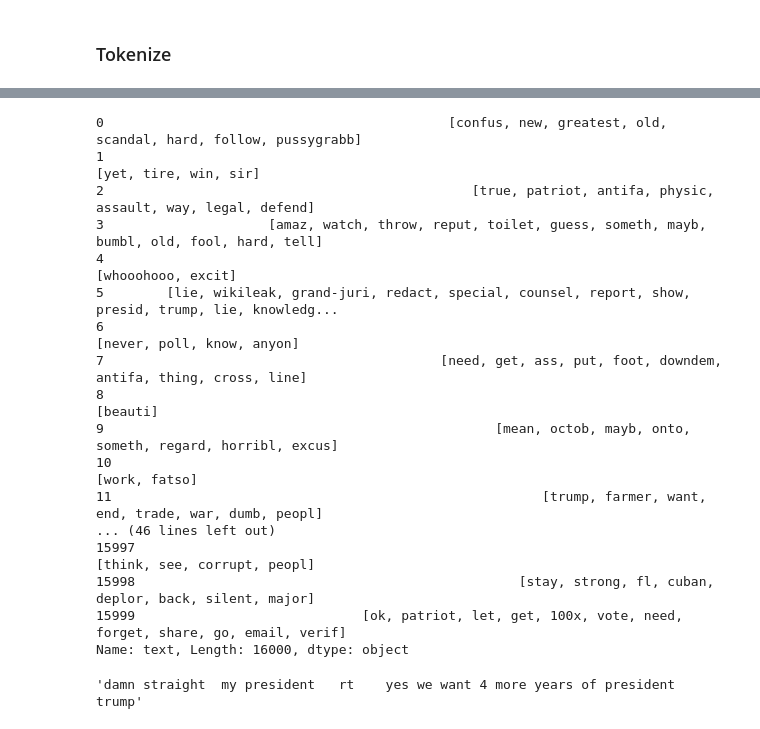
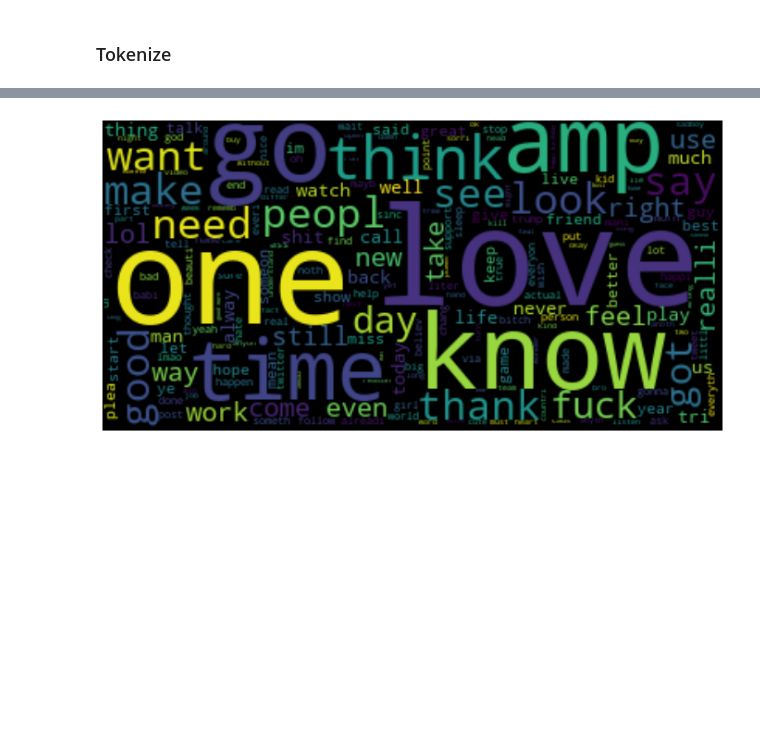
Before and after one commit to TandemElephant/twitter-topic-modelling, a Jupyter notebook: notebooks/data_cleaning.ipynb, the cells around one changed output, grey strips where cells are left out. Cells and saved outputs as stored; diff of their text form; code cells hidden in the pictures; blank space fills up the shorter version.

```diff
--- a/notebooks/data_cleaning.ipynb
+++ b/notebooks/data_cleaning.ipynb
@@ -30,7 +31,7 @@ sorted([(x, sys.getsizeof(globals().get(x))) for x in dir() if not x.startswith(
 # %% [markdown]
 ## Read data
 # %%
-dir_path = '../data/tweets_maga'
+dir_path = '../data/tweets_London_20km'
 data = pd.DataFrame()
 
 print('Loading tweets from', dir_path)
@@ -118,27 +119,19 @@ def token_cleaner(token_list):
     tokens = [x for x in token_list if x not in stop_words]
     return list(filter(regex.search, [stemmer.stem(x) for x in tokens]))
 # %%
-data.text.apply(tokenizer.tokenize).apply(token_cleaner)
+tokens = data.text.apply(tokenizer.tokenize).apply(token_cleaner)
-# %% [output]
-0                                            [confus, new, greatest, old, scandal, hard, follow, pussygrabb]
-1                                                                                      [yet, tire, win, sir]
-2                                               [true, patriot, antifa, physic, assault, way, legal, defend]
-3                     [amaz, watch, throw, reput, toilet, guess, someth, mayb, bumbl, old, fool, hard, tell]
-4                                                                                         [whooohooo, excit]
-5        [lie, wikileak, grand-juri, redact, special, counsel, report, show, presid, trump, lie, knowledg...
-6                                                                                 [never, poll, know, anyon]
-7                                           [need, get, ass, put, foot, downdem, antifa, thing, cross, line]
-8                                                                                                   [beauti]
-9                                                  [mean, octob, mayb, onto, someth, regard, horribl, excus]
-10                                                                                             [work, fatso]
-11                                                       [trump, farmer, want, end, trade, war, dumb, peopl]
-... (46 lines left out)
-15997                                                                           [think, see, corrupt, peopl]
-15998                                                 [stay, strong, fl, cuban, deplor, back, silent, major]
-15999                             [ok, patriot, let, get, 100x, vote, need, forget, share, go, email, verif]
-Name: text, Length: 16000, dtype: object
-# %%
-regex = re.compile(r'[^(rt)]')
-list(filter(re.search, ))
-# %% [output]
-'damn straight  my president   rt    yes we want 4 more years of president trump'
+# %%
+all_words = [word for sublist in tokens.values for word in sublist ]
+# %%
+from wordcloud import WordCloud
+word_cloud = WordCloud().generate(' '.join(all_words))
+
+fig, ax = plt.subplots(figsize=(12,12))
+
+ax.imshow(word_cloud, interpolation='bilinear', cmap='autumn')
+
+plt.axis('off')
+plt.savefig('../img/london_cloud.png', facecolor='black')
+plt.show()
+# %% [output]
+[figure, added]
```
Also changed, not shown: parts of 4 cells of this notebook, 1 other file.
